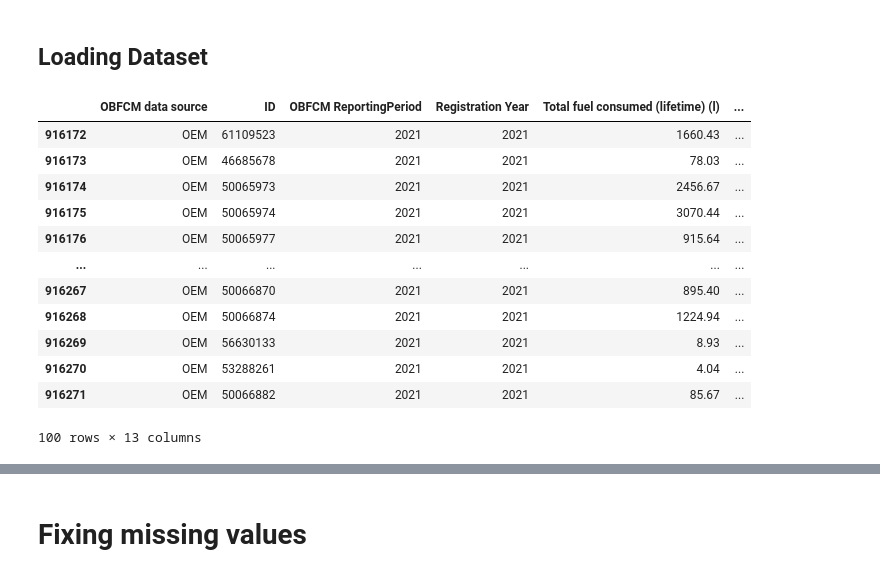
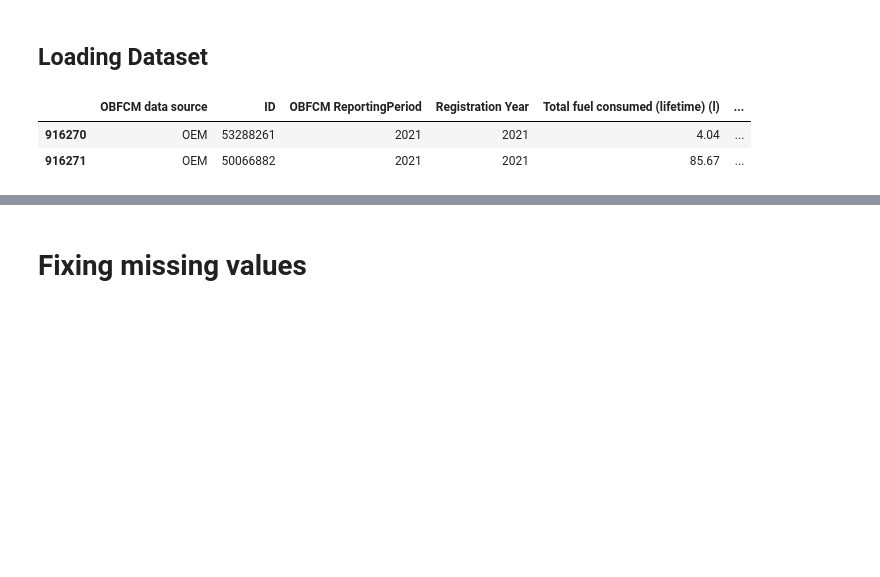
Before and after one commit to Godwin-Oti/CO2-Emission-Analysis, a Jupyter notebook: Car.ipynb, the cells around one changed output, grey strips where cells are left out. Drawn from its saved outputs; the diff is of its cells as text; code cells hidden in the pictures; blank space fills up the shorter version.

```diff
--- a/Car.ipynb
+++ b/Car.ipynb
@@ -111,18 +111,8 @@ These columns provide comprehensive information about fuel consumption, CO2 emis
 # loading the car raw data set
 car=pd.read_csv("2021_Cars_Raw.csv")
 # %%
-car.tail(100)
+car.tail(2)
 # %% [output]
 |  | OBFCM data source | ID | OBFCM ReportingPeriod | Registration Year | Total fuel consumed (lifetime) (l) | ... |
-| 916172 | OEM | 61109523 | 2021 | 2021 | 1660.43 | ... |
-| 916173 | OEM | 46685678 | 2021 | 2021 | 78.03 | ... |
-| 916174 | OEM | 50065973 | 2021 | 2021 | 2456.67 | ... |
-| 916175 | OEM | 50065974 | 2021 | 2021 | 3070.44 | ... |
-| 916176 | OEM | 50065977 | 2021 | 2021 | 915.64 | ... |
-| ... | ... | ... | ... | ... | ... | ... |
-| 916267 | OEM | 50066870 | 2021 | 2021 | 895.40 | ... |
-| 916268 | OEM | 50066874 | 2021 | 2021 | 1224.94 | ... |
-| 916269 | OEM | 56630133 | 2021 | 2021 | 8.93 | ... |
 | 916270 | OEM | 53288261 | 2021 | 2021 | 4.04 | ... |
 | 916271 | OEM | 50066882 | 2021 | 2021 | 85.67 | ... |
-100 rows × 13 columns
```
Also changed, not shown: parts of 17 cells of this notebook, 1 other file.
